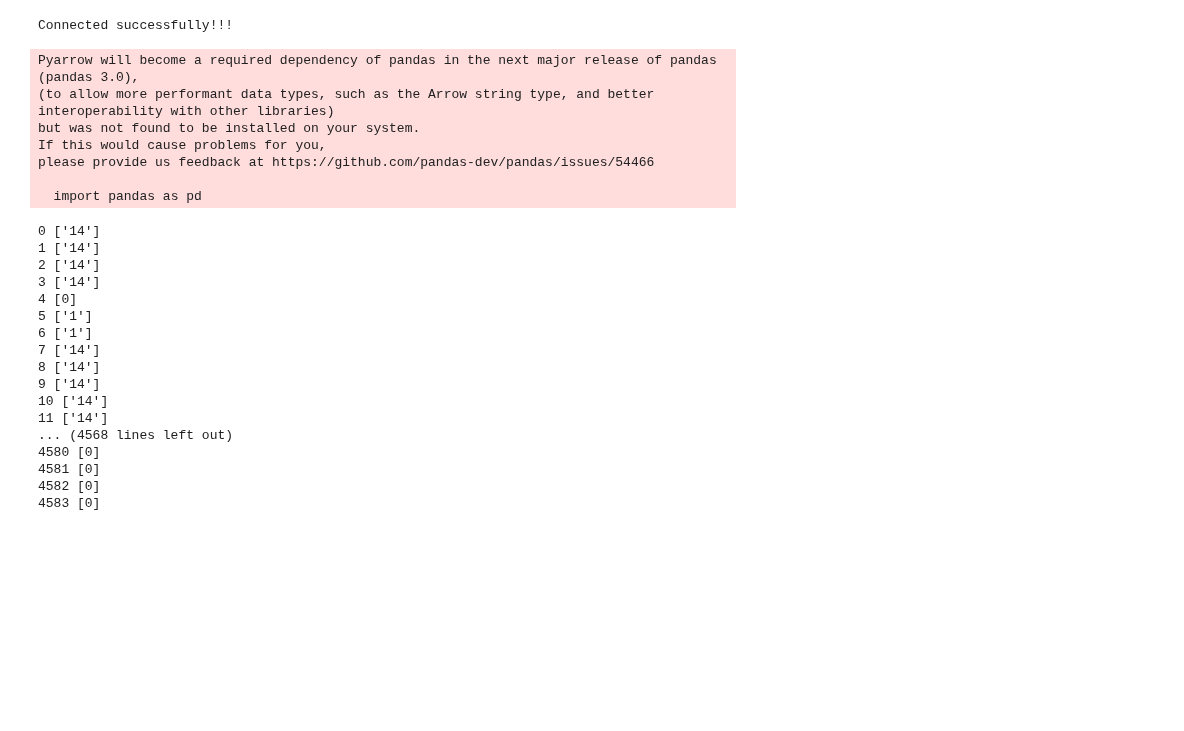
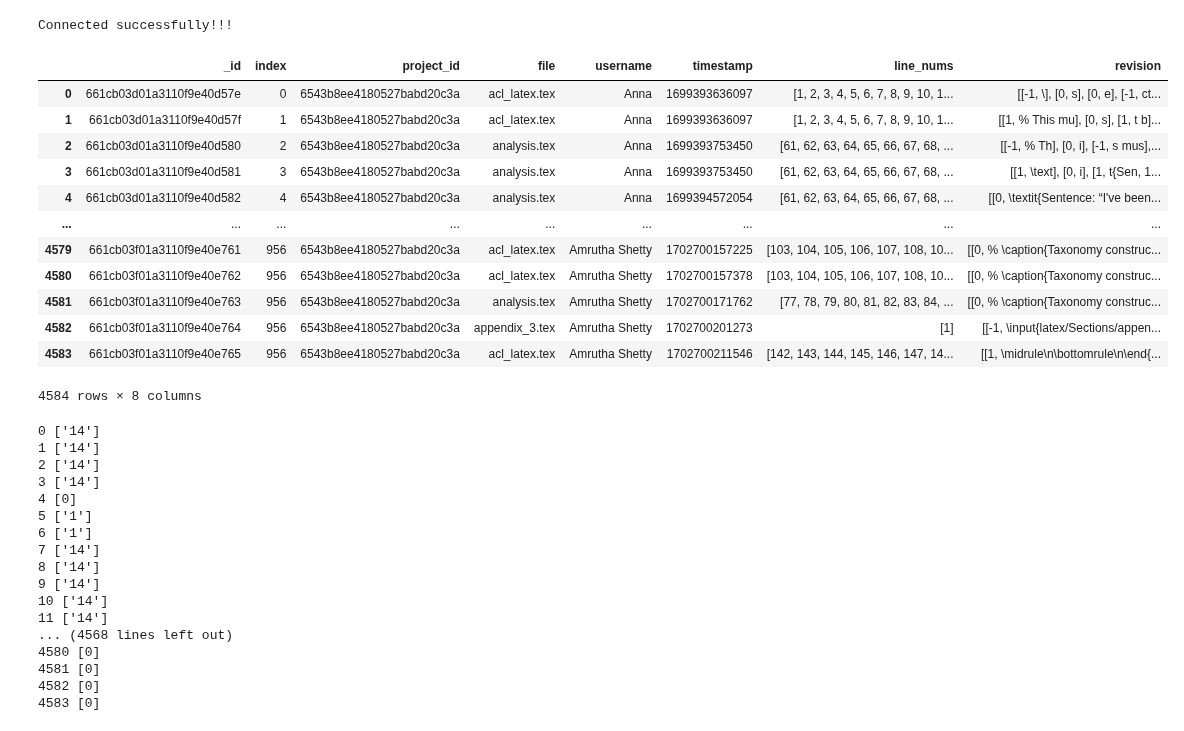
Before and after one commit to minnesotanlp/scholawrite, a Jupyter notebook: fine_tuning/data.ipynb, the cells around one changed output. Saved outputs shown, nothing was run; the diff lists cells and outputs as text; code cells hidden in the pictures; blank space fills up the shorter version.

Commit message:
fixed annotation_span creation

```diff
--- a/fine_tuning/data.ipynb
+++ b/fine_tuning/data.ipynb
@@ -1,4 +1,5 @@
 # %%
+import pymongo
 from pymongo import MongoClient
 import pandas as pd
 
@@ -11,28 +12,32 @@ except:
 project_id = "6543b8ee4180527babd20c3a" # Anna's Paper
 
 db = client["flask_db"]
-annotations = db.annotation_fixed
-activity = db.activity
+annotations = db.annotation
+activity = client["dataset_db"]["data"]
 # %% [output]
 Connected successfully!!!
-Pyarrow will become a required dependency of pandas in the next major release of pandas (pandas 3.0),
-(to allow more performant data types, such as the Arrow string type, and better interoperability with other libraries)
-but was not found to be installed on your system.
-If this would cause problems for you,
-please provide us feedback at https://github.com/pandas-dev/pandas/issues/54466
-
-  import pandas as pd
 # %%
-query = {'project': project_id,
-             "file": {"$exists": True},
-             "$or": [{"message": {"$exists": True}}, {"state": {"$exists": True}}],
-             'revision': {"$exists": True, "$ne": []},
-             'editingLines': {"$exists": True, "$ne": []},
-             }
+query = {'project_id': project_id}
 
-cursor = activity.find(query)
+cursor = activity.find(query).sort("index", pymongo.ASCENDING)
 
 activity_df = pd.DataFrame(list(cursor))
+# %%
+activity_df
+# %% [output]
+|  | _id | index | project_id | file | username | timestamp | line_nums | revision |
+| 0 | 661cb03d01a3110f9e40d57e | 0 | 6543b8ee4180527babd20c3a | acl_latex.tex | Anna | 1699393636097 | [1, 2, 3, 4, 5, 6, 7, 8, 9, 10, 1... | [[-1, \], [0, s], [0, e], [-1, ct... |
+| 1 | 661cb03d01a3110f9e40d57f | 1 | 6543b8ee4180527babd20c3a | acl_latex.tex | Anna | 1699393636097 | [1, 2, 3, 4, 5, 6, 7, 8, 9, 10, 1... | [[1, % This mu], [0, s], [1, t b]... |
+| 2 | 661cb03d01a3110f9e40d580 | 2 | 6543b8ee4180527babd20c3a | analysis.tex | Anna | 1699393753450 | [61, 62, 63, 64, 65, 66, 67, 68, ... | [[-1, % Th], [0, i], [-1, s mus],... |
+| 3 | 661cb03d01a3110f9e40d581 | 3 | 6543b8ee4180527babd20c3a | analysis.tex | Anna | 1699393753450 | [61, 62, 63, 64, 65, 66, 67, 68, ... | [[1, \text], [0, i], [1, t{Sen, 1... |
+| 4 | 661cb03d01a3110f9e40d582 | 4 | 6543b8ee4180527babd20c3a | analysis.tex | Anna | 1699394572054 | [61, 62, 63, 64, 65, 66, 67, 68, ... | [[0, \textit{Sentence: “I've been... |
+| ... | ... | ... | ... | ... | ... | ... | ... | ... |
+| 4579 | 661cb03f01a3110f9e40e761 | 956 | 6543b8ee4180527babd20c3a | acl_latex.tex | Amrutha Shetty | 1702700157225 | [103, 104, 105, 106, 107, 108, 10... | [[0, % \caption{Taxonomy construc... |
+| 4580 | 661cb03f01a3110f9e40e762 | 956 | 6543b8ee4180527babd20c3a | acl_latex.tex | Amrutha Shetty | 1702700157378 | [103, 104, 105, 106, 107, 108, 10... | [[0, % \caption{Taxonomy construc... |
+| 4581 | 661cb03f01a3110f9e40e763 | 956 | 6543b8ee4180527babd20c3a | analysis.tex | Amrutha Shetty | 1702700171762 | [77, 78, 79, 80, 81, 82, 83, 84, ... | [[0, % \caption{Taxonomy construc... |
+| 4582 | 661cb03f01a3110f9e40e764 | 956 | 6543b8ee4180527babd20c3a | appendix_3.tex | Amrutha Shetty | 1702700201273 | [1] | [[-1, \input{latex/Sections/appen... |
+| 4583 | 661cb03f01a3110f9e40e765 | 956 | 6543b8ee4180527babd20c3a | acl_latex.tex | Amrutha Shetty | 1702700211546 | [142, 143, 144, 145, 146, 147, 14... | [[1, \midrule\n\bottomrule\n\end{... |
+4584 rows × 8 columns
 # %%
 
 query = {"annotatorEmail": "rossvolkov@gmail.com"}
```
Also changed, not shown: parts of 3 cells of this notebook, 2 other files.
